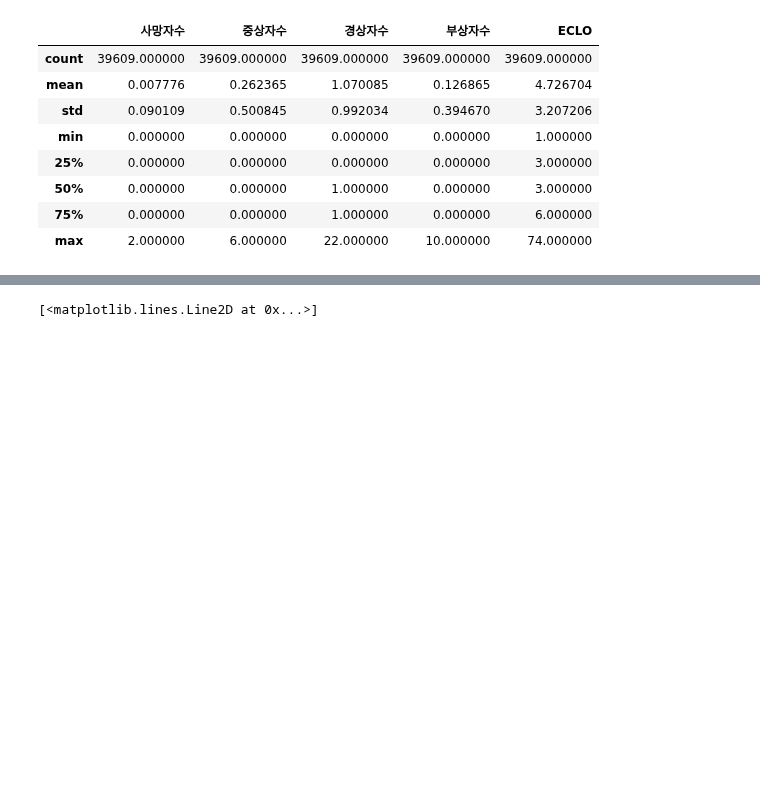
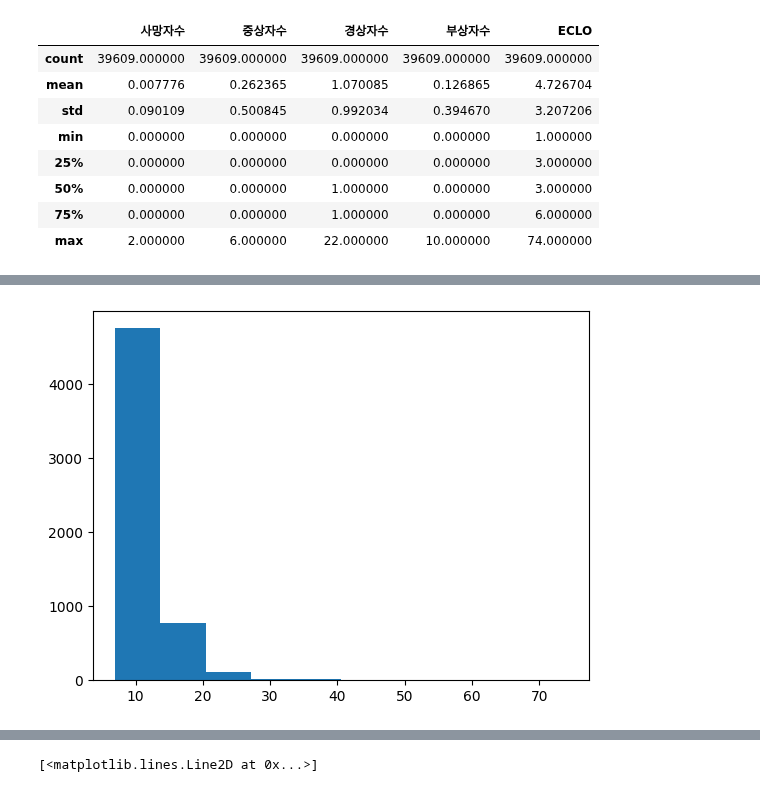
Before and after one commit to tgwon/ai4ml, a Jupyter notebook: project/EDA.ipynb, the cells around one changed output, grey strips where cells are left out. Drawn from its saved outputs; the diff is of its cells as text; code cells hidden in the pictures; blank space fills up the shorter version.

```diff
--- a/project/EDA.ipynb
+++ b/project/EDA.ipynb
@@ -63,0 +105,5 @@ train_org.describe()
+# %%
+plt.hist(train_org[train_org.ECLO>6].ECLO)
+plt.show()
+# %% [output]
+[figure, added]
```
Also changed, not shown: parts of 29 cells of this notebook.
